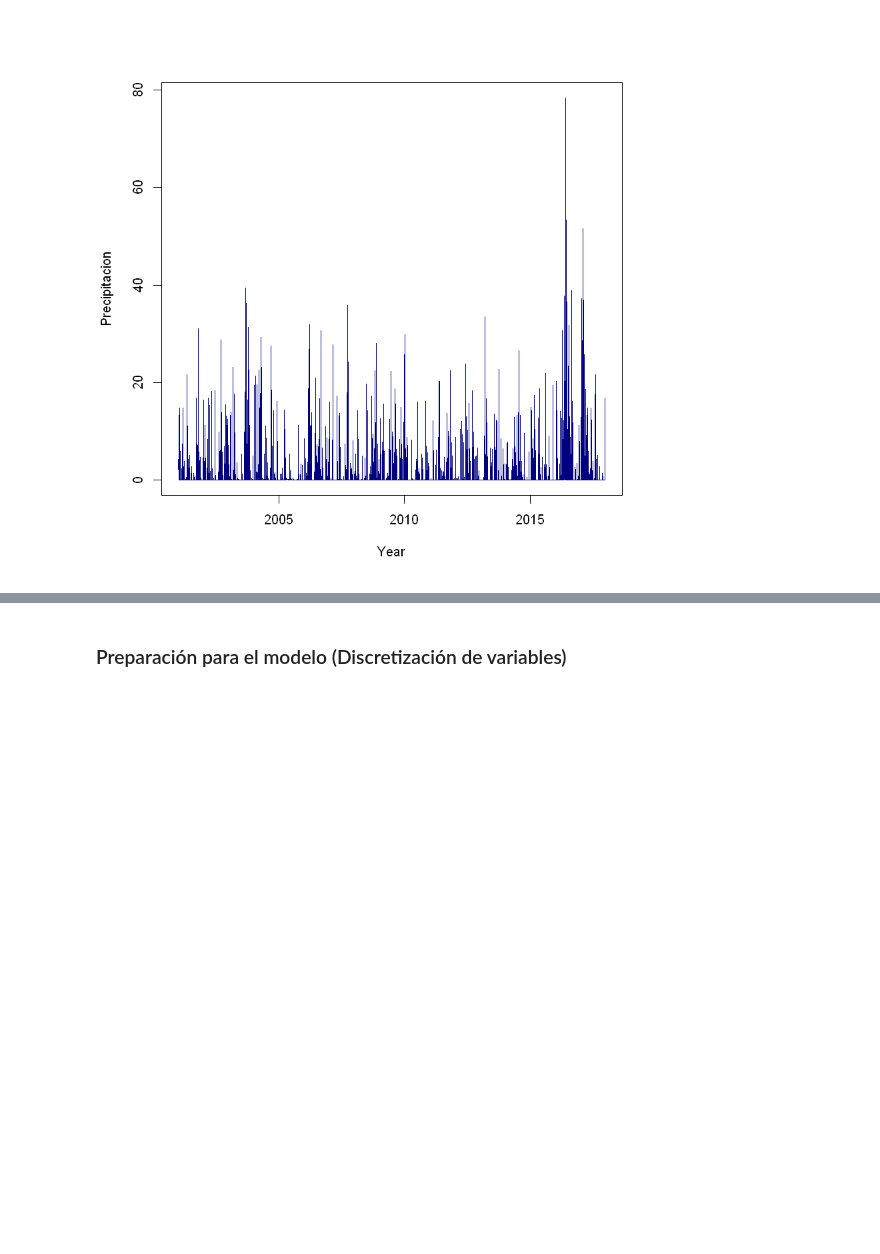
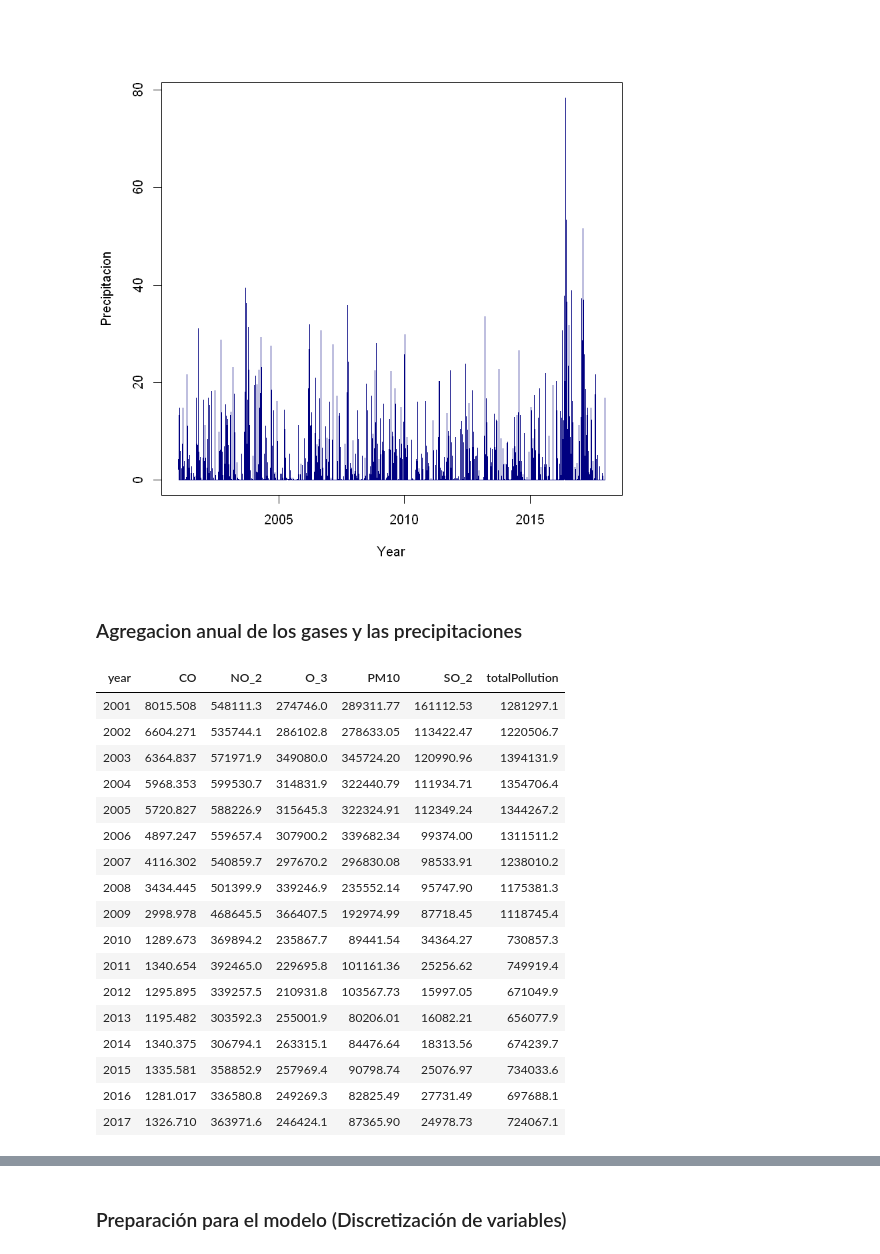
Before and after one commit to manumonforte/DataMining-BigDataParadigm, a Jupyter notebook: Estudio.ipynb, the cells around one changed output, grey strips where cells are left out. Cells and saved outputs as stored; diff of their text form; code cells hidden in the pictures; blank space fills up the shorter version.

```diff
--- a/Estudio.ipynb
+++ b/Estudio.ipynb
@@ -549,3 +545,41 @@ plot(rainfall_ts, xlab="Year", ylab="Precipitacion",
        col="navy")
 # %% [output]
 [figure]
+# %% [markdown]
+### Agregacion anual de los gases y las precipitaciones
+# %%
+# divido por año, mes y dia
+madrid_year <- madrid %>% separate(date, sep="-", into = c("year", "month", "day"))
+
+# sumo todos los dias del año para cada gas
+madrid_year <- madrid_year %>%
+  group_by(year) %>%
+  summarise(CO = sum(CO, na.rm = TRUE),
+            NO_2 = sum(NO_2, na.rm = TRUE),
+            O_3 = sum(O_3, na.rm = TRUE),
+            PM10 = sum(PM10, na.rm = TRUE),
+            SO_2 = sum(SO_2, na.rm = TRUE))
+
+madrid_year <- madrid_year[-c(18),] # quito 2018 porque solo llega hasta mayo
+madrid_year$totalPollution <- rowSums(madrid_year[,2:6]) # agrego los gases contaminantes que corresponden a las columnas 2 a 6
+
+head(madrid_year, n = 17)
+# %% [output]
+| year | CO | NO_2 | O_3 | PM10 | SO_2 | totalPollution |
+| 2001 | 8015.508 | 548111.3 | 274746.0 | 289311.77 | 161112.53 | 1281297.1 |
+| 2002 | 6604.271 | 535744.1 | 286102.8 | 278633.05 | 113422.47 | 1220506.7 |
+| 2003 | 6364.837 | 571971.9 | 349080.0 | 345724.20 | 120990.96 | 1394131.9 |
+| 2004 | 5968.353 | 599530.7 | 314831.9 | 322440.79 | 111934.71 | 1354706.4 |
+| 2005 | 5720.827 | 588226.9 | 315645.3 | 322324.91 | 112349.24 | 1344267.2 |
+| 2006 | 4897.247 | 559657.4 | 307900.2 | 339682.34 | 99374.00 | 1311511.2 |
+| 2007 | 4116.302 | 540859.7 | 297670.2 | 296830.08 | 98533.91 | 1238010.2 |
+| 2008 | 3434.445 | 501399.9 | 339246.9 | 235552.14 | 95747.90 | 1175381.3 |
+| 2009 | 2998.978 | 468645.5 | 366407.5 | 192974.99 | 87718.45 | 1118745.4 |
+| 2010 | 1289.673 | 369894.2 | 235867.7 | 89441.54 | 34364.27 | 730857.3 |
+| 2011 | 1340.654 | 392465.0 | 229695.8 | 101161.36 | 25256.62 | 749919.4 |
+| 2012 | 1295.895 | 339257.5 | 210931.8 | 103567.73 | 15997.05 | 671049.9 |
+| 2013 | 1195.482 | 303592.3 | 255001.9 | 80206.01 | 16082.21 | 656077.9 |
+| 2014 | 1340.375 | 306794.1 | 263315.1 | 84476.64 | 18313.56 | 674239.7 |
+| 2015 | 1335.581 | 358852.9 | 257969.4 | 90798.74 | 25076.97 | 734033.6 |
+| 2016 | 1281.017 | 336580.8 | 249269.3 | 82825.49 | 27731.49 | 697688.1 |
+| 2017 | 1326.710 | 363971.6 | 246424.1 | 87365.90 | 24978.73 | 724067.1 |
```
Also changed, not shown: parts of 16 cells of this notebook.
